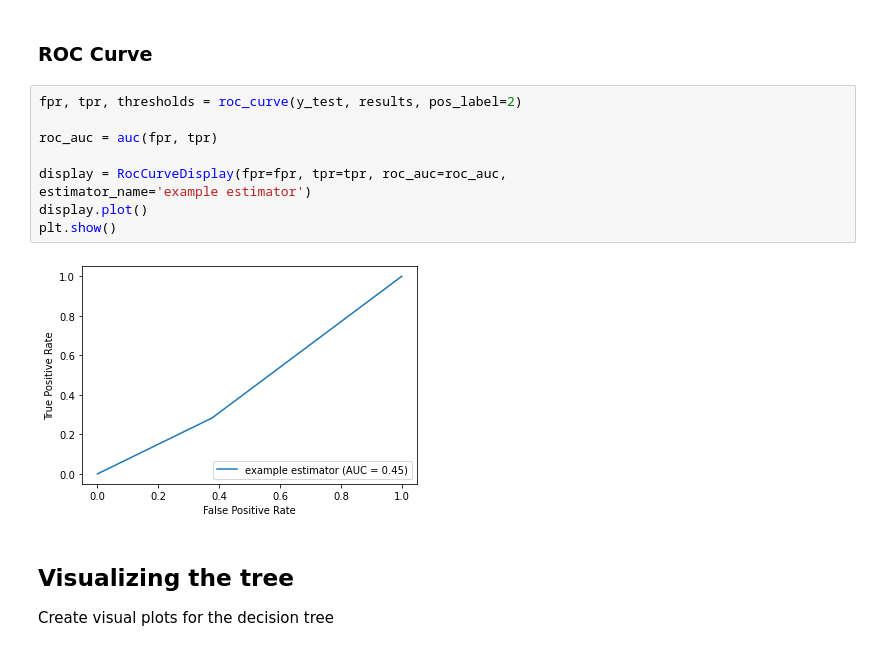
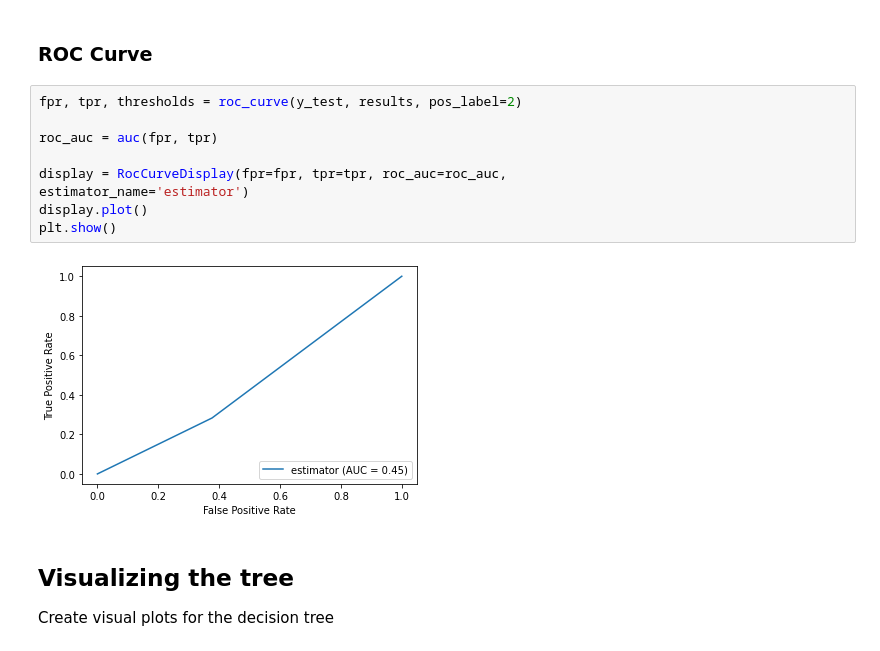
Before and after one commit to DangE01/predicting_the_premier_league, a Jupyter notebook: Decision_Tree-YearOfSeason.ipynb, the cells around one changed output. Drawn from its saved outputs; the diff is of its cells as text.

Commit message:
Edited legend for ROC Curve visuals. Edited one tableau visual
For the visual on tableau, I changed a condition to count the number of wins.

```diff
--- a/Decision_Tree-YearOfSeason.ipynb
+++ b/Decision_Tree-YearOfSeason.ipynb
@@ -347,13 +347,13 @@ weighted avg       0.51      0.56      0.52      1931
 # %%
 fpr, tpr, thresholds = roc_curve(y_test, results, pos_label=2)
 
 roc_auc = auc(fpr, tpr)
 
-display = RocCurveDisplay(fpr=fpr, tpr=tpr, roc_auc=roc_auc,                                          estimator_name='example estimator')
+display = RocCurveDisplay(fpr=fpr, tpr=tpr, roc_auc=roc_auc,                                          estimator_name='estimator')
 display.plot()
 plt.show()
 # %% [output]
-[figure, old version]
+[figure, new version]
 # %% [markdown]
 ## Visualizing the tree
 
```
Also changed, not shown: parts of 1 cell of this notebook, 2 other files.
